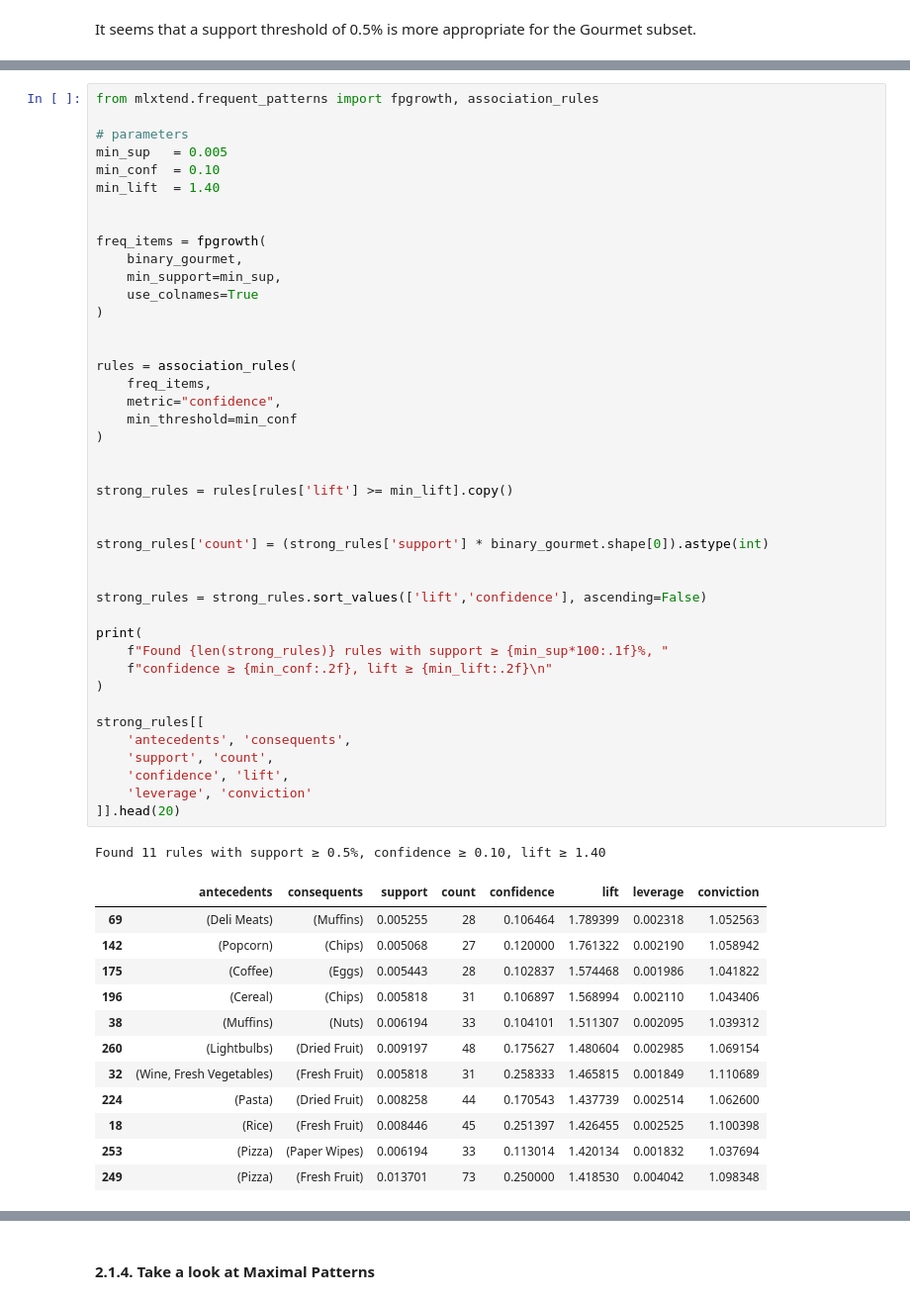
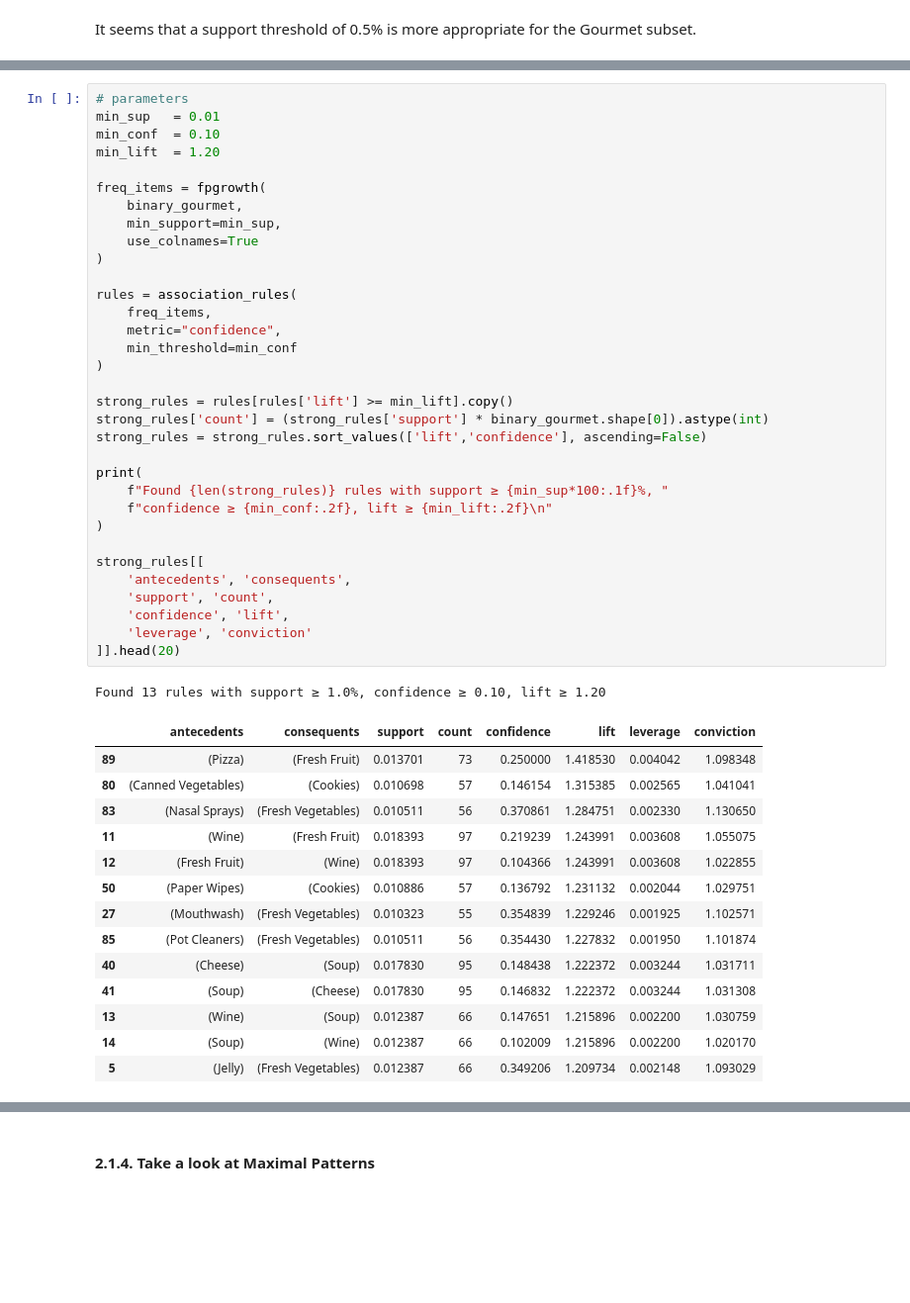
Before and after one commit to ijustsnapped/DataMine_PI, a Jupyter notebook: PD_202425_Project1/PD_202425_Project.ipynb, the cells around one changed output, grey strips where cells are left out. Shown at 99% size. Drawn from its saved outputs; the diff is of its cells as text; blank space fills up the shorter version.

```diff
--- a/PD_202425_Project1/PD_202425_Project.ipynb
+++ b/PD_202425_Project1/PD_202425_Project.ipynb
@@ -2939,56 +3072,49 @@ fig.show()
 # %%
-from mlxtend.frequent_patterns import fpgrowth, association_rules
-
 # parameters
-min_sup   = 0.005
+min_sup   = 0.01
 min_conf  = 0.10
-min_lift  = 1.40
-
+min_lift  = 1.20
 
 freq_items = fpgrowth(
     binary_gourmet,
     min_support=min_sup,
     use_colnames=True
 )
 
-
 rules = association_rules(
     freq_items,
     metric="confidence",
     min_threshold=min_conf
 )
 
-
 strong_rules = rules[rules['lift'] >= min_lift].copy()
-
-
 strong_rules['count'] = (strong_rules['support'] * binary_gourmet.shape[0]).astype(int)
-
-
 strong_rules = strong_rules.sort_values(['lift','confidence'], ascending=False)
 
 print(
     f"Found {len(strong_rules)} rules with support ≥ {min_sup*100:.1f}%, "
     f"confidence ≥ {min_conf:.2f}, lift ≥ {min_lift:.2f}\n"
 )
 
 strong_rules[[
     'antecedents', 'consequents',
     'support', 'count',
     'confidence', 'lift',
     'leverage', 'conviction'
 ]].head(20)
 # %% [output]
-Found 11 rules with support ≥ 0.5%, confidence ≥ 0.10, lift ≥ 1.40
+Found 13 rules with support ≥ 1.0%, confidence ≥ 0.10, lift ≥ 1.20
 |  | antecedents | consequents | support | count | confidence | lift | leverage | conviction |
-| 69 | (Deli Meats) | (Muffins) | 0.005255 | 28 | 0.106464 | 1.789399 | 0.002318 | 1.052563 |
-| 142 | (Popcorn) | (Chips) | 0.005068 | 27 | 0.120000 | 1.761322 | 0.002190 | 1.058942 |
-| 175 | (Coffee) | (Eggs) | 0.005443 | 28 | 0.102837 | 1.574468 | 0.001986 | 1.041822 |
-| 196 | (Cereal) | (Chips) | 0.005818 | 31 | 0.106897 | 1.568994 | 0.002110 | 1.043406 |
-| 38 | (Muffins) | (Nuts) | 0.006194 | 33 | 0.104101 | 1.511307 | 0.002095 | 1.039312 |
-| 260 | (Lightbulbs) | (Dried Fruit) | 0.009197 | 48 | 0.175627 | 1.480604 | 0.002985 | 1.069154 |
-| 32 | (Wine, Fresh Vegetables) | (Fresh Fruit) | 0.005818 | 31 | 0.258333 | 1.465815 | 0.001849 | 1.110689 |
-| 224 | (Pasta) | (Dried Fruit) | 0.008258 | 44 | 0.170543 | 1.437739 | 0.002514 | 1.062600 |
-| 18 | (Rice) | (Fresh Fruit) | 0.008446 | 45 | 0.251397 | 1.426455 | 0.002525 | 1.100398 |
-| 253 | (Pizza) | (Paper Wipes) | 0.006194 | 33 | 0.113014 | 1.420134 | 0.001832 | 1.037694 |
-| 249 | (Pizza) | (Fresh Fruit) | 0.013701 | 73 | 0.250000 | 1.418530 | 0.004042 | 1.098348 |
+| 89 | (Pizza) | (Fresh Fruit) | 0.013701 | 73 | 0.250000 | 1.418530 | 0.004042 | 1.098348 |
+| 80 | (Canned Vegetables) | (Cookies) | 0.010698 | 57 | 0.146154 | 1.315385 | 0.002565 | 1.041041 |
+| 83 | (Nasal Sprays) | (Fresh Vegetables) | 0.010511 | 56 | 0.370861 | 1.284751 | 0.002330 | 1.130650 |
+| 11 | (Wine) | (Fresh Fruit) | 0.018393 | 97 | 0.219239 | 1.243991 | 0.003608 | 1.055075 |
+| 12 | (Fresh Fruit) | (Wine) | 0.018393 | 97 | 0.104366 | 1.243991 | 0.003608 | 1.022855 |
+| 50 | (Paper Wipes) | (Cookies) | 0.010886 | 57 | 0.136792 | 1.231132 | 0.002044 | 1.029751 |
+| 27 | (Mouthwash) | (Fresh Vegetables) | 0.010323 | 55 | 0.354839 | 1.229246 | 0.001925 | 1.102571 |
+| 85 | (Pot Cleaners) | (Fresh Vegetables) | 0.010511 | 56 | 0.354430 | 1.227832 | 0.001950 | 1.101874 |
+| 40 | (Cheese) | (Soup) | 0.017830 | 95 | 0.148438 | 1.222372 | 0.003244 | 1.031711 |
+| 41 | (Soup) | (Cheese) | 0.017830 | 95 | 0.146832 | 1.222372 | 0.003244 | 1.031308 |
+| 13 | (Wine) | (Soup) | 0.012387 | 66 | 0.147651 | 1.215896 | 0.002200 | 1.030759 |
+| 14 | (Soup) | (Wine) | 0.012387 | 66 | 0.102009 | 1.215896 | 0.002200 | 1.020170 |
+| 5 | (Jelly) | (Fresh Vegetables) | 0.012387 | 66 | 0.349206 | 1.209734 | 0.002148 | 1.093029 |
```
Also changed, not shown: parts of 49 cells of this notebook, 2 other files.
